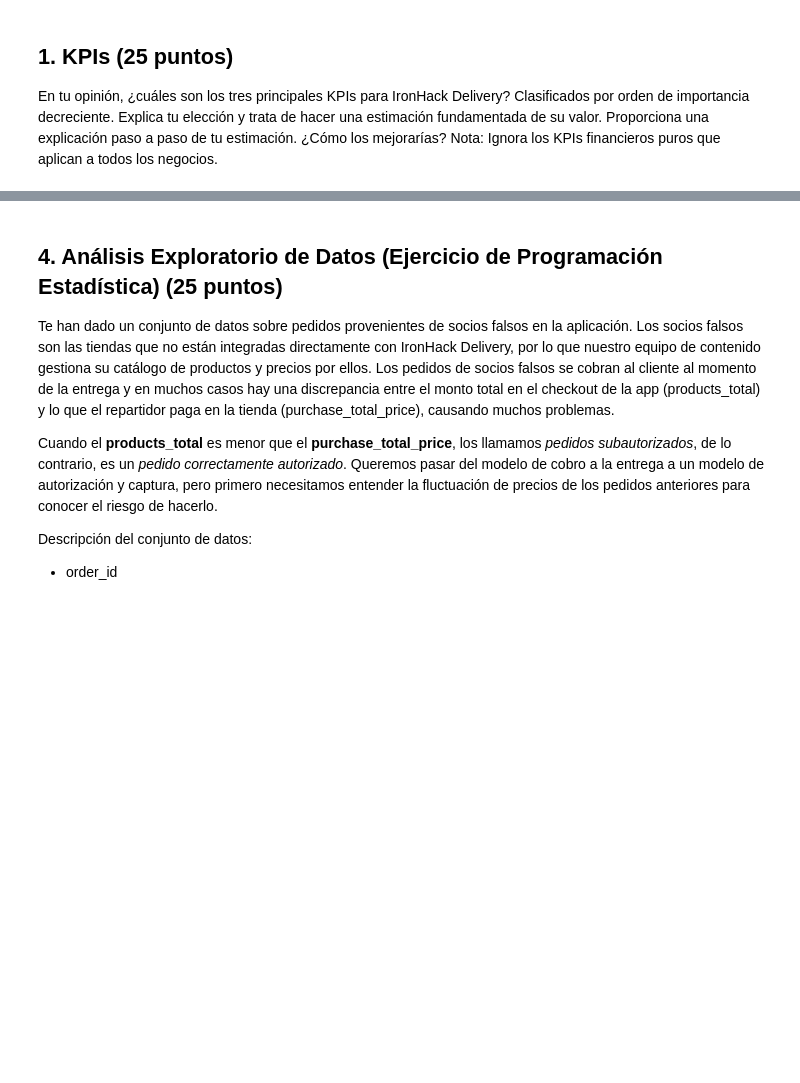
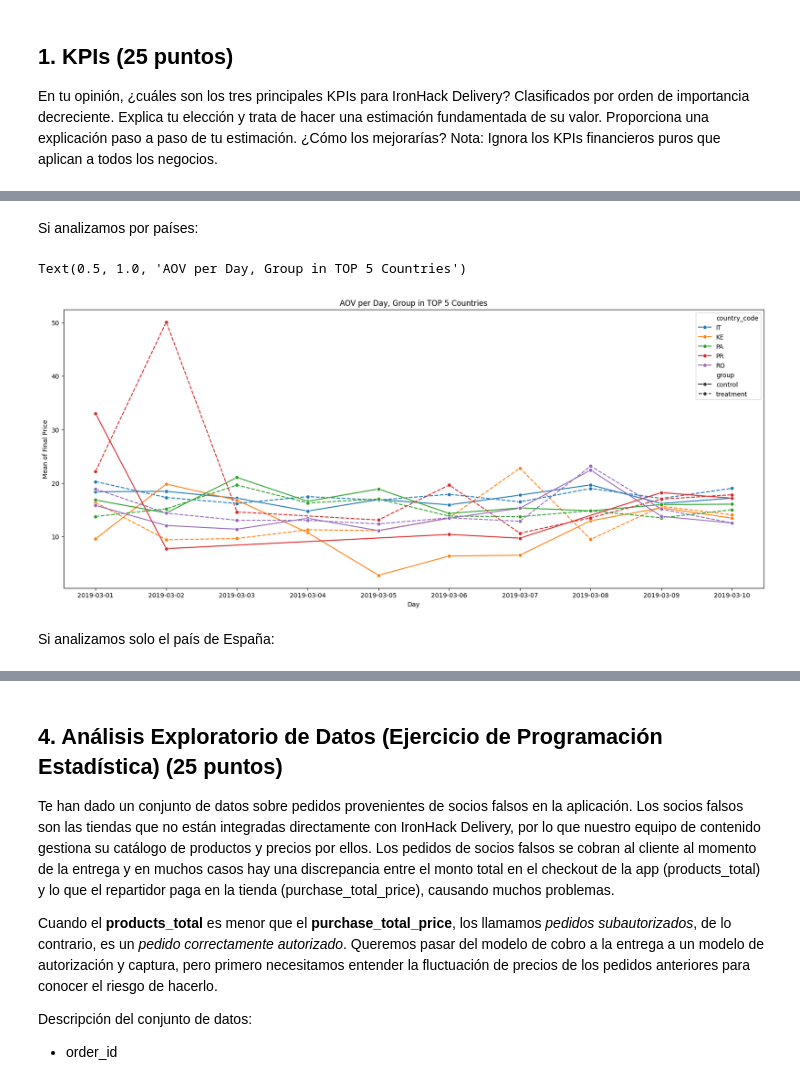
Before and after one commit to elenamartinezg/project-3-ironhack-delivery-es, a Jupyter notebook: project3.ipynb, the cells around one changed output, grey strips where cells are left out. Saved outputs shown, nothing was run; the diff lists cells and outputs as text; code cells hidden in the pictures; blank space fills up the shorter version.

```diff
--- a/project3.ipynb
+++ b/project3.ipynb
@@ -23,0 +260,4 @@ Explica en detalle cómo abordarías esta tarea, enfocándote en lo siguiente:
+# %%
+pivot_df = df_orders.groupby(['activation_time_local_day', 'group', 'country_code'])['final_price_experiment'].agg('mean').reset_index()
+sorted_pivot_df = pivot_df.sort_values('final_price_experiment', ascending=False)
+sorted_pivot_df
@@ -23,0 +301,3 @@ Explica en detalle cómo abordarías esta tarea, enfocándote en lo siguiente:
+# %%
+top5_mean_AOV_countries = sorted_pivot_df['country_code'].unique()[0:5].tolist()
+top5_mean_AOV_countries
@@ -23,0 +306,3 @@ Explica en detalle cómo abordarías esta tarea, enfocándote en lo siguiente:
+# %%
+pivot_df_AOV_top5 = df_orders[df_orders['country_code'].isin(top5_mean_AOV_countries)].groupby(['activation_time_local_day', 'group', 'country_code'])['final_price_experiment'].agg('mean').reset_index()
+pivot_df_AOV_top5
@@ -23,0 +323,17 @@ Explica en detalle cómo abordarías esta tarea, enfocándote en lo siguiente:
+# %% [markdown]
+Si analizamos por países:
+# %%
+fig, ax = plt.subplots(1, figsize=(20,8))
+sns.lineplot(data=pivot_df_AOV_top5, x='activation_time_local_day',y='final_price_experiment',hue='country_code', style='group', marker='o', markersize=6)
+
+handles, labels = ax.get_legend_handles_labels()
+
+plt.xlabel("Day")
+plt.ylabel("Mean of Final Price")
+
+plt.title("AOV per Day, Group in TOP 5 Countries")
+# %% [output]
+Text(0.5, 1.0, 'AOV per Day, Group in TOP 5 Countries')
+[figure, added]
+# %% [markdown]
+Si analizamos solo el país de España:
```
Also changed, not shown: parts of 22 cells of this notebook.
